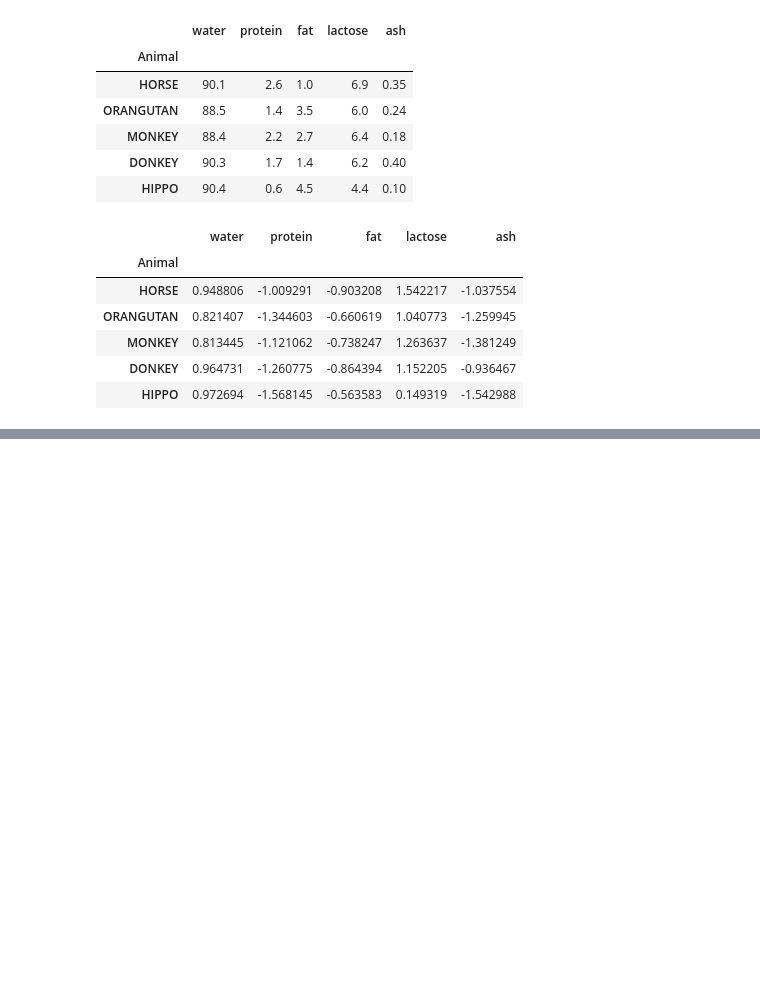
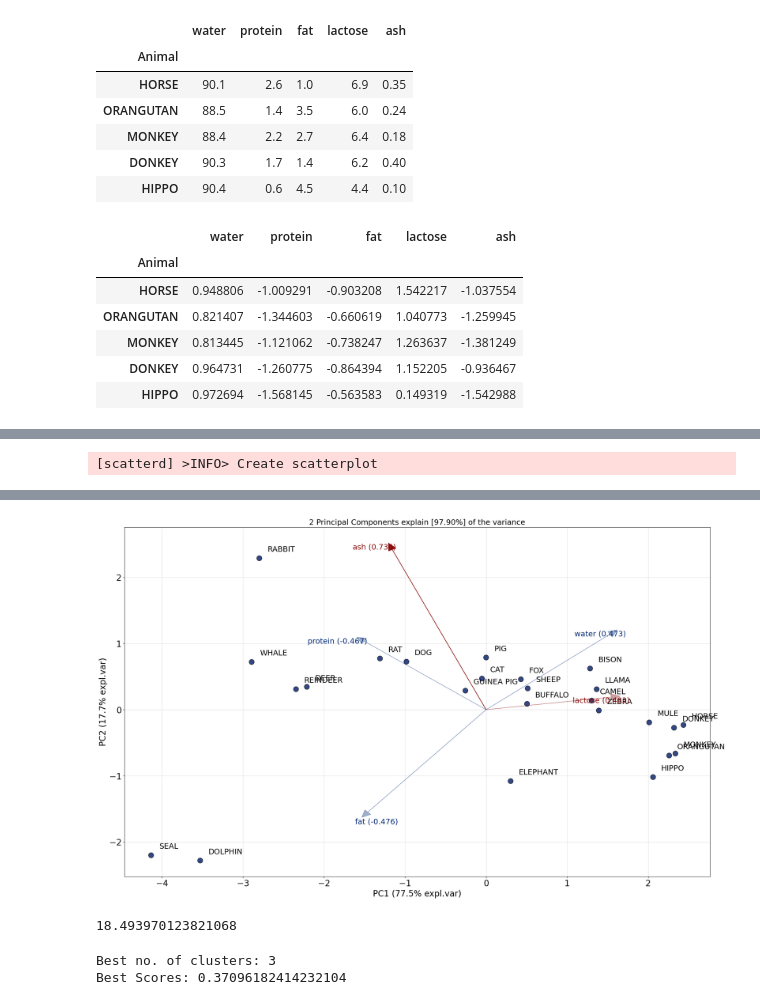
Before and after one commit to dungdungptit/Machine-Learning, a Jupyter notebook: 8_Clustering.ipynb, the cells around one changed output, grey strips where cells are left out. Saved outputs shown, nothing was run; the diff lists cells and outputs as text; code cells hidden in the pictures; blank space fills up the shorter version.

Commit message:
day 8 kmeans, elbow

```diff
--- a/8_Clustering.ipynb
+++ b/8_Clustering.ipynb
@@ -280,0 +363,3 @@ Best Scores: 0.5391595072079529
+# %%
+milk = pd.read_csv("./milk.csv", index_col=0)
+milk.head()
@@ -280,0 +374,4 @@ Best Scores: 0.5391595072079529
+# %%
+scaler = StandardScaler().set_output(transform='pandas')
+scaled_data = scaler.fit_transform(milk)
+scaled_data.head()
@@ -280,0 +386,6 @@ Best Scores: 0.5391595072079529
+# %%
+prcomp = PCA().set_output(transform='pandas')
+pca_data = prcomp.fit_transform(scaled_data)
+# %%
+model = pca()
+result = model.fit_transform(scaled_data, col_labels=milk.columns, row_labels = list(milk.index))
@@ -280,0 +404,9 @@ Best Scores: 0.5391595072079529
+# %%
+components = pca_data
+model.biplot(label=True, legend=True)
+for i in np.arange(0, milk.shape[0]):
+    plt.text(components.values[i, 0] + 0.1, components.values[i, 1] + 0.1, list(milk.index)[i])
+
+plt.show()
+# %% [output]
+[scatterd] >INFO> Create scatterplot
@@ -280,0 +416,21 @@ Best Scores: 0.5391595072079529
+[figure, added]
+# %%
+km = KMeans(n_clusters=4, random_state=24)
+km.fit(scaled_data)
+km.inertia_
+# %% [output]
+18.493970123821068
+# %%
+Ks = np.arange(2,25)
+wss = []
+for i in Ks:
+    km = KMeans(n_clusters=i)
+    km.fit(scaled_data)
+    wss.append(km.inertia_)
+
+imax = np.argmax(scores)
+print("Best no. of clusters:", Ks[imax])
+print("Best Scores:", scores[imax])
+# %% [output]
+Best no. of clusters: 3
+Best Scores: 0.37096182414232104
```
Also changed, not shown: parts of 31 cells of this notebook.
